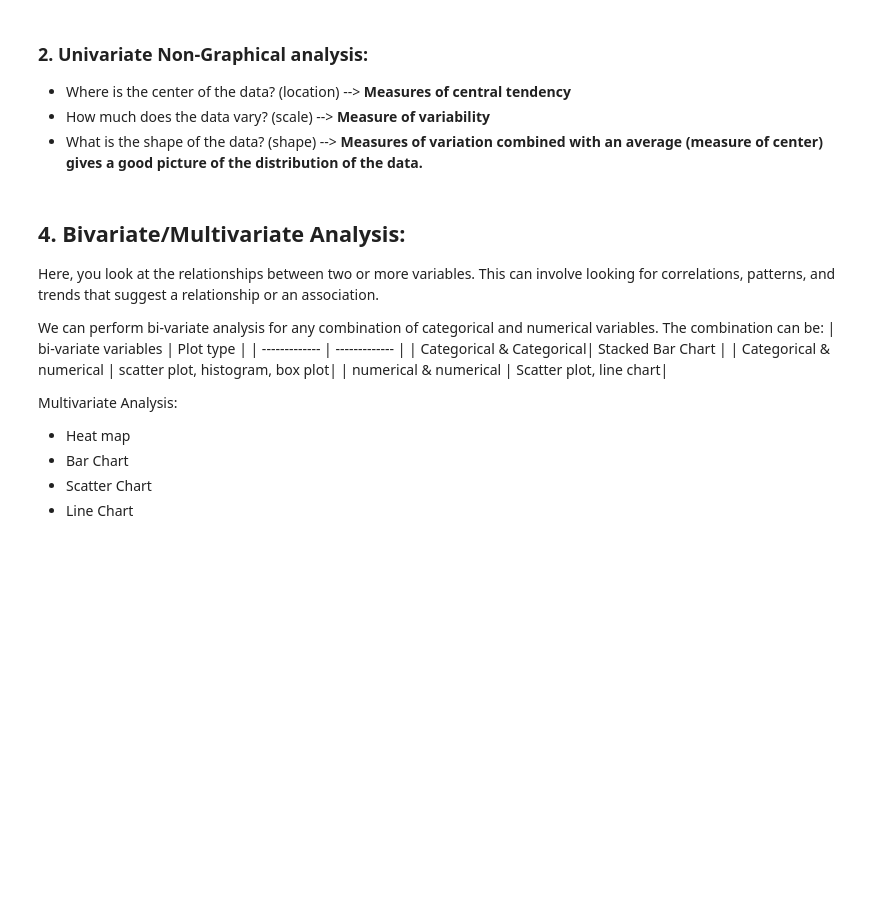
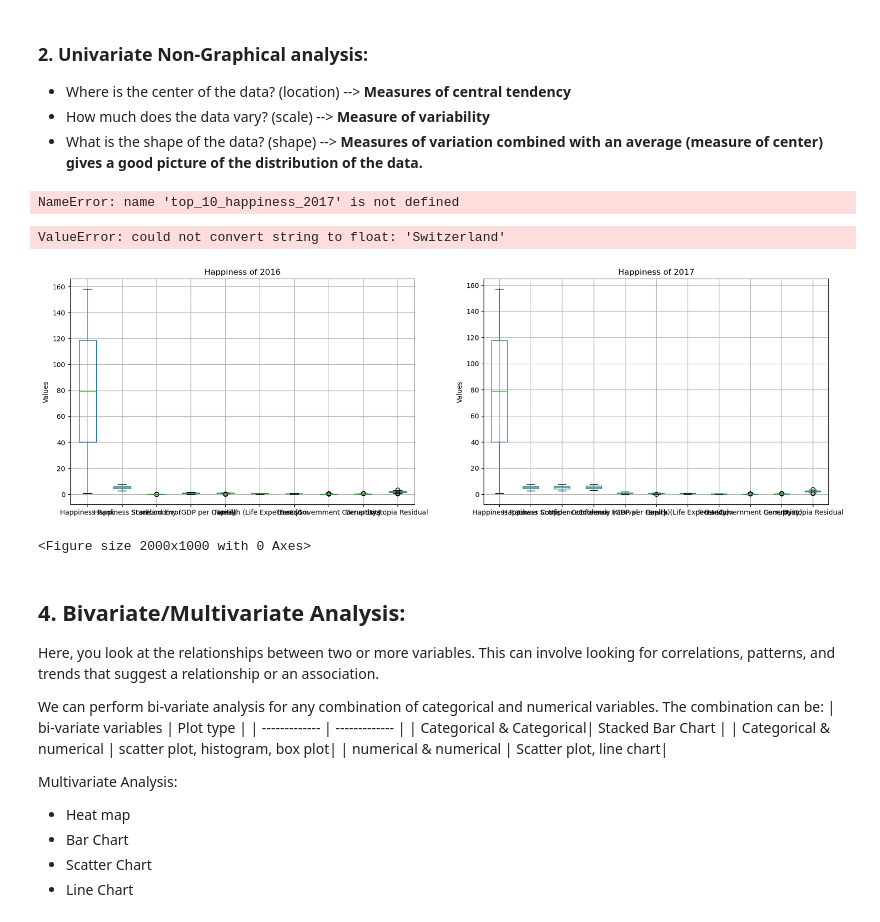
Before and after one commit to asqht/Usecase-2, a Jupyter notebook: EDA explain template.ipynb, the cells around one changed output. Cells and saved outputs as stored; diff of their text form; code cells hidden in the pictures; blank space fills up the shorter version.

```diff
--- a/EDA explain template.ipynb
+++ b/EDA explain template.ipynb
@@ -707,6 +797,45 @@ we need to understand the central tendency and spread of the variable (Descripti
 - Where is the center of the data? (location) --> **Measures of central tendency**
 - How much does the data vary? (scale) --> **Measure of variability**
 - What is the shape of the data? (shape) --> **Measures of variation combined with an average (measure of center) gives a good picture of the distribution of the data.**
+# %%
+#The affect of the six factor in the overall score for 2017(insight : The most factor that affect the score is Economy)
+factors = ['Economy (GDP per Capita)', 'Family', 'Health (Life Expectancy)', 'Freedom', 'Trust (Government Corruption)', 'Generosity']
+top_10_happiness_2017.set_index('Country')[factors].plot(kind='barh', figsize=(8, 10))
+plt.title('Contribution of Factors to Happiness Score (Top 10 Countries) 2017')
+plt.legend(loc='center left', bbox_to_anchor=(1, 0.5))
+plt.show()
+# %% [output]
+NameError: name 'top_10_happiness_2017' is not defined
+# %%
+import seaborn as sns
+import matplotlib.pyplot as plt
+
+plt.figure(figsize=(20, 6))
+
+# رسم الرسم البياني الأول
+plt.subplot(121)
+df15.boxplot()
+plt.title('Happiness of 2016')
+plt.ylabel('Values')
+
+# رسم الرسم البياني الثاني
+plt.subplot(122)
+df16.boxplot()
+plt.title('Happiness of 2017')
+plt.ylabel('Values')
+
+# دمج البيانات لرسم الخريطة الحرارية
+combined_df = pd.concat([df15, df16], axis=1)
+
+plt.figure(figsize=(20, 10))
+sns.heatmap(combined_df, annot=True, cmap='coolwarm')
+plt.title('Happiness Comparison: 2016 vs 2017')
+
+plt.show()
+# %% [output]
+ValueError: could not convert string to float: 'Switzerland'
+[figure, added]
+<Figure size 2000x1000 with 0 Axes>
 # %% [markdown]
 ## 4. Bivariate/Multivariate Analysis:
 
```
Also changed, not shown: parts of 10 cells of this notebook.
